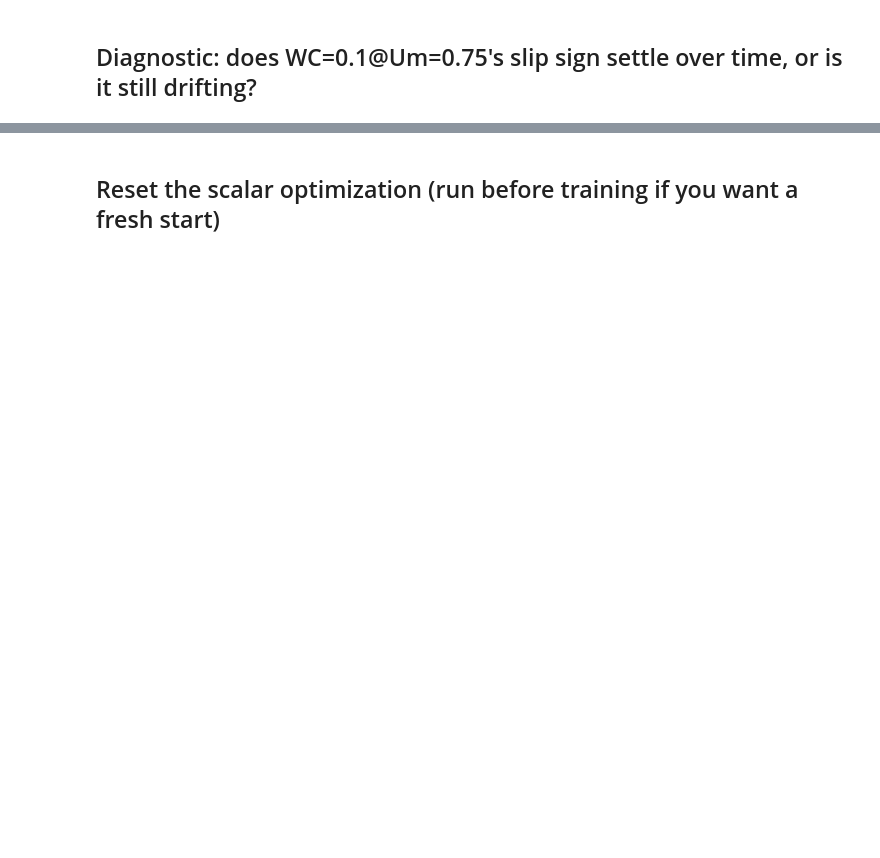
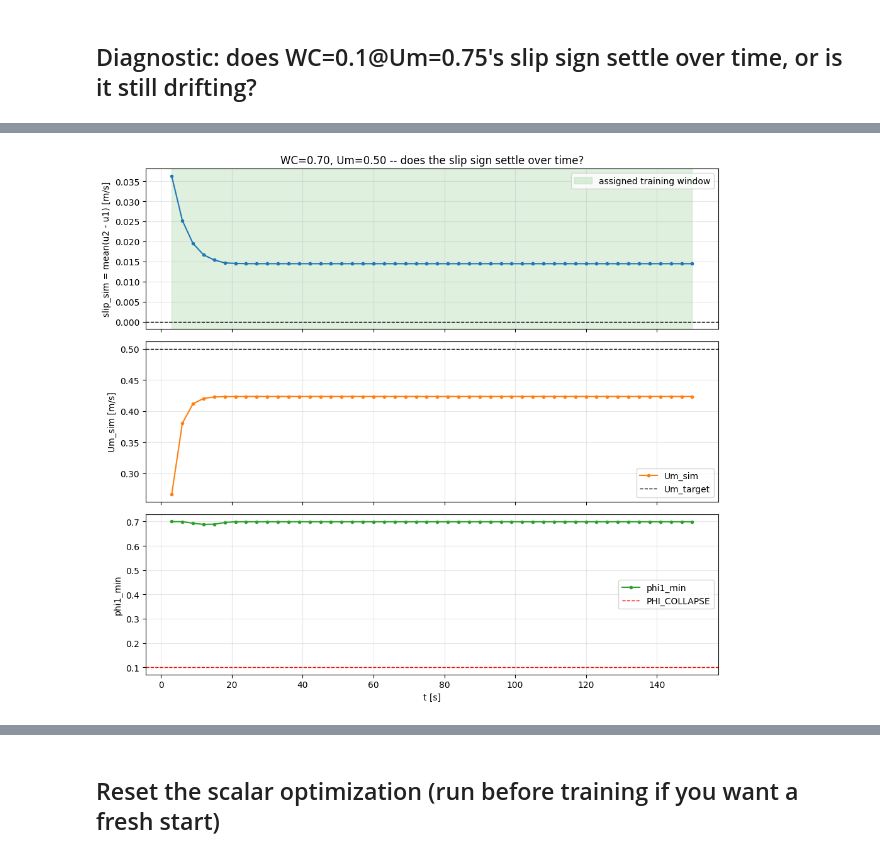
Before and after one commit to maschm176/mixtureTheoryFlow_jax, a Jupyter notebook: mixtureTheoryFlow_jax.ipynb, the cells around one changed output, grey strips where cells are left out. Drawn from its saved outputs; the diff is of its cells as text; code cells hidden in the pictures; blank space fills up the shorter version.

```diff
--- a/mixtureTheoryFlow_jax.ipynb
+++ b/mixtureTheoryFlow_jax.ipynb
@@ -4374,0 +4421,99 @@ Saved to wc01_um075_slip_sign_check.png
+# %%
+def check_slip_settling(WC_check, Um_check, n_chunks_check=50):
+    row = ibarra_df[(ibarra_df['WC'] == WC_check) & (ibarra_df['Um_target'] == Um_check)].iloc[0]
+    dpdz_check = row['dpdz_measured']
+
+    p_out_check = 1.0000e5
+    p_in_check  = p_out_check + dpdz_check * L
+
+    chunk_steps_check = n_spinup // n_chunks_check
+
+    dx_check, x_check = make_grid(L, N)
+    state_check = initial_conditions(x_check, L, WC_check, rho1_val, rho2_val, p_in_check, p_out_check)
+
+    def check_scan_step(state, dt):
+        new_state = time_step_learned(
+            state, dt, dx_check, drag_coeff, D,
+            p_in_check, p_out_check, d_b, mu1, mu2, theta, WC_check
+        )
+        return new_state, None
+
+    check_scan_jit = jax.jit(lambda s: jax.lax.scan(
+        check_scan_step, s, jnp.full(chunk_steps_check, dt_fixed)
+    )[0])
+
+    t_check_arr    = np.full(n_chunks_check, np.nan)
+    slip_sim_arr   = np.full(n_chunks_check, np.nan)
+    Um_sim_arr     = np.full(n_chunks_check, np.nan)
+    phi1_min_arr   = np.full(n_chunks_check, np.nan)
+
+    i_start_check, i_end_check = N // 4, 3 * N // 4
+
+    state_check_run = state_check
+    for c in range(n_chunks_check):
+        state_check_run = check_scan_jit(state_check_run)
+        state_check_run['phi1'].block_until_ready()
+
+        phi1_c = state_check_run['phi1']
+        phi2_c = state_check_run['phi2']
+        u1_c   = state_check_run['u1']
+        u2_c   = state_check_run['u2']
+
+        t_check_arr[c]  = (c + 1) * chunk_steps_check * dt_fixed
+        slip_sim_arr[c] = float(jnp.mean(u2_c[i_start_check:i_end_check] - u1_c[i_start_check:i_end_check]))
+        Um_sim_arr[c]   = float(jnp.mean(
+            phi1_c[i_start_check:i_end_check] * u1_c[i_start_check:i_end_check]
+            + phi2_c[i_start_check:i_end_check] * u2_c[i_start_check:i_end_check]
+        ))
+        phi1_min_arr[c] = float(jnp.min(phi1_c[i_start_check:i_end_check]))
+
+    window_info = next(
+        (w for w in quiet_window_selection if w['WC'] == WC_check and w['Um'] == Um_check), None
+    )
+
+    print(f"Condition: WC={WC_check:.3f}  Um_target={Um_check:.2f}  dpdz={dpdz_check:.2f}")
+    if window_info is not None:
+        if window_info['window_start'] is None:
+            print(f"Assigned window: NONE -- condition is excluded "
+                  f"(collapsed_fraction={window_info['collapsed_fraction']:.2f}, "
+                  f"usable_fraction={window_info['usable_fraction']:.2f})")
+        else:
+            print(f"Assigned window: {window_info['window_start']:.1f}-{window_info['window_end']:.1f}s "
+                  f"(excluded={window_info['excluded']})")
+
+    fig, (ax1, ax2, ax3) = plt.subplots(3, 1, figsize=(10, 9), sharex=True)
+
+    ax1.plot(t_check_arr, slip_sim_arr, color='tab:blue', marker='o', markersize=3)
+    ax1.axhline(0.0, color='k', ls='--', lw=1)
+    if window_info is not None and not window_info['excluded']:
+        ax1.axvspan(window_info['window_start'], window_info['window_end'], color='tab:green', alpha=0.15,
+                    label='assigned training window')
+        ax1.legend()
+    ax1.set_ylabel('slip_sim = mean(u2 - u1) [m/s]')
+    ax1.set_title(f'WC={WC_check:.2f}, Um={Um_check:.2f} -- does the slip sign settle over time?')
+    ax1.grid(alpha=0.3)
+
+    ax2.plot(t_check_arr, Um_sim_arr, color='tab:orange', marker='o', markersize=3, label='Um_sim')
+    ax2.axhline(Um_check, color='k', ls='--', lw=1, label='Um_target')
+    ax2.set_ylabel('Um_sim [m/s]')
+    ax2.legend()
+    ax2.grid(alpha=0.3)
+
+    ax3.plot(t_check_arr, phi1_min_arr, color='tab:green', marker='o', markersize=3, label='phi1_min')
+    ax3.axhline(PHI_COLLAPSE, color='r', ls='--', lw=1, label='PHI_COLLAPSE')
+    ax3.set_xlabel('t [s]')
+    ax3.set_ylabel('phi1_min')
+    ax3.legend()
+    ax3.grid(alpha=0.3)
+
+    plt.tight_layout()
+    fname = f'wc{WC_check:.2f}_um{Um_check:.2f}_slip_sign_check.png'.replace('.', 'p', 2)
+    plt.savefig(fname, dpi=150, facecolor='white')
+    plt.show()
+    print(f"Saved to {fname}")
+
+    return t_check_arr, slip_sim_arr, Um_sim_arr, phi1_min_arr
+
+check_slip_settling(0.7, 0.50)
+check_slip_settling(0.7, 0.75)
+# %% [output]
@@ -4374,0 +4522 @@ Saved to wc01_um075_slip_sign_check.png
+[figure, added]
```
Also changed, not shown: parts of 18 cells of this notebook.
